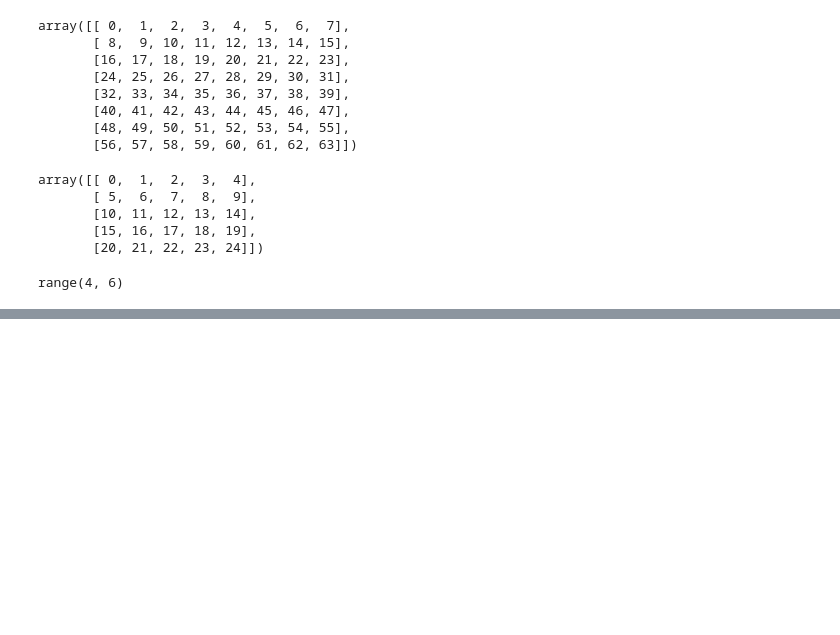
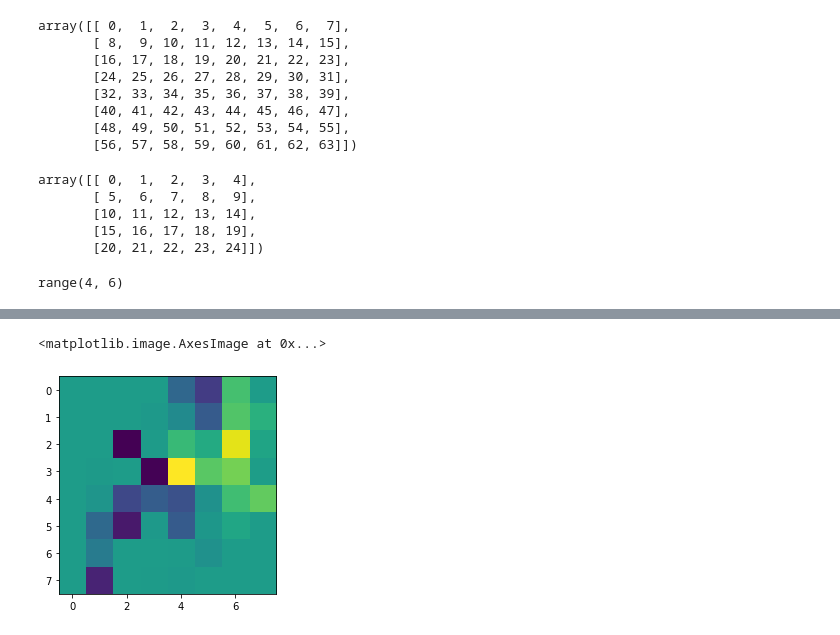
Before and after one commit to 8const/convnet, a Jupyter notebook: Untitled.ipynb, the cells around one changed output, grey strips where cells are left out. Cells and saved outputs as stored; diff of their text form; code cells hidden in the pictures; blank space fills up the shorter version.

```diff
--- a/Untitled.ipynb
+++ b/Untitled.ipynb
@@ -668,0 +684,5 @@ imshow(bkprp_conv(x, y)
+# %%
+imshow(deltaC2sig(3))
+# %% [output]
+<matplotlib.image.AxesImage at 0x...>
+[figure, added]
```
Also changed, not shown: parts of 42 cells of this notebook.
